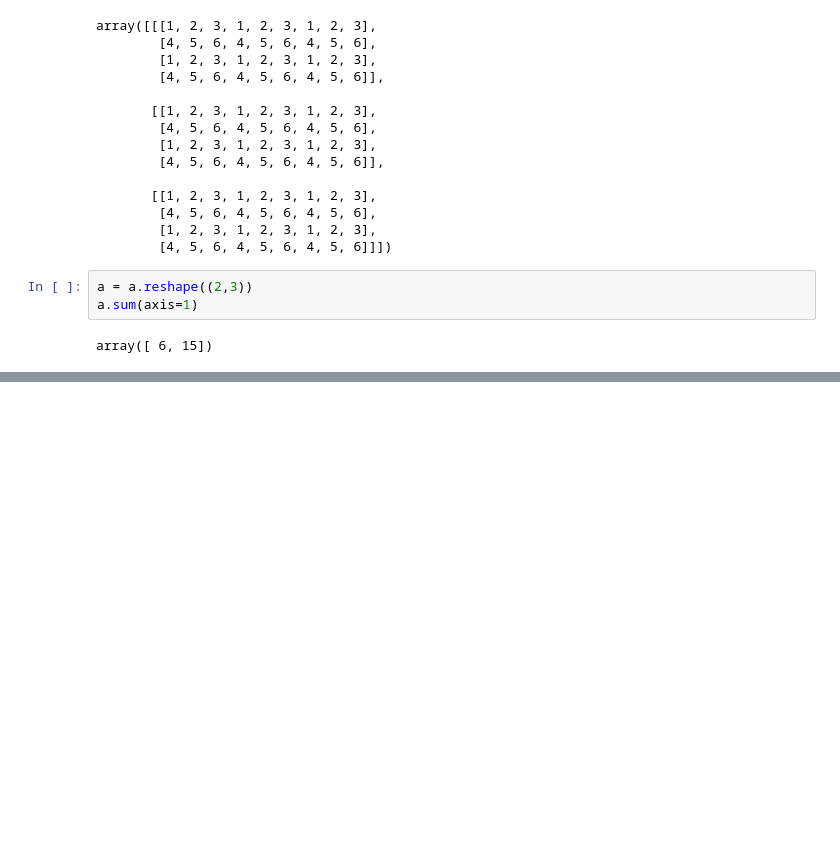
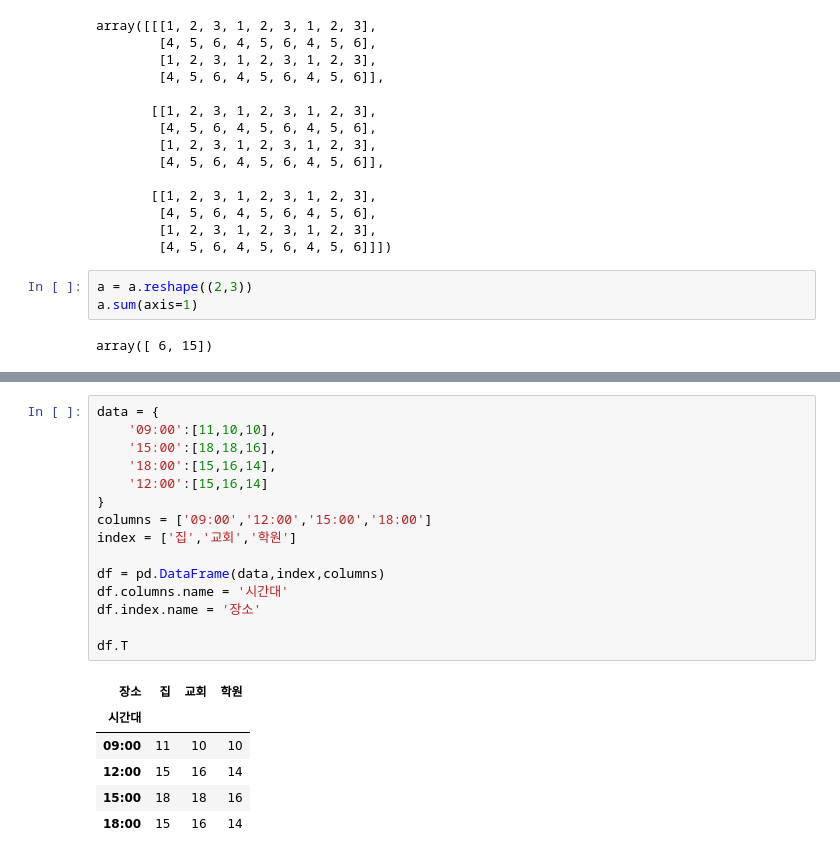
Before and after one commit to HyeshinLim/python_with_lksee, a Jupyter notebook: practice&review_lesson.ipynb, the cells around one changed output, grey strips where cells are left out. Cells and saved outputs as stored; diff of their text form; blank space fills up the shorter version.

```diff
--- a/practice&review_lesson.ipynb
+++ b/practice&review_lesson.ipynb
@@ -634,0 +738,22 @@ array([ 6, 15])
+# %%
+data = {
+    '09:00':[11,10,10],
+    '15:00':[18,18,16],
+    '18:00':[15,16,14],
+    '12:00':[15,16,14]
+}
+columns = ['09:00','12:00','15:00','18:00']
+index = ['집','교회','학원']
+
+df = pd.DataFrame(data,index,columns)
+df.columns.name = '시간대'
+df.index.name = '장소'
+
+df.T
+# %% [output]
+| 장소 | 집 | 교회 | 학원 |
+| 시간대 |  |  |  |
+| 09:00 | 11 | 10 | 10 |
+| 12:00 | 15 | 16 | 14 |
+| 15:00 | 18 | 18 | 16 |
+| 18:00 | 15 | 16 | 14 |
```
Also changed, not shown: parts of 19 cells of this notebook.
